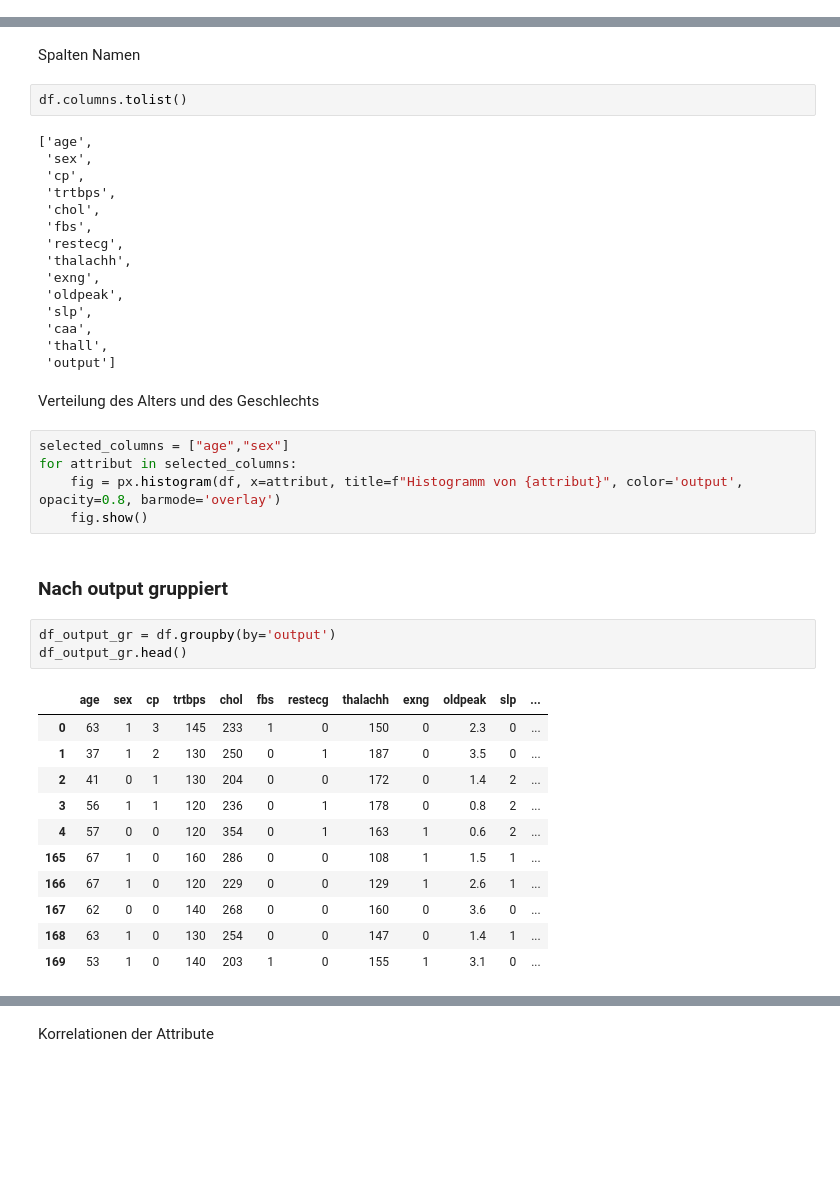
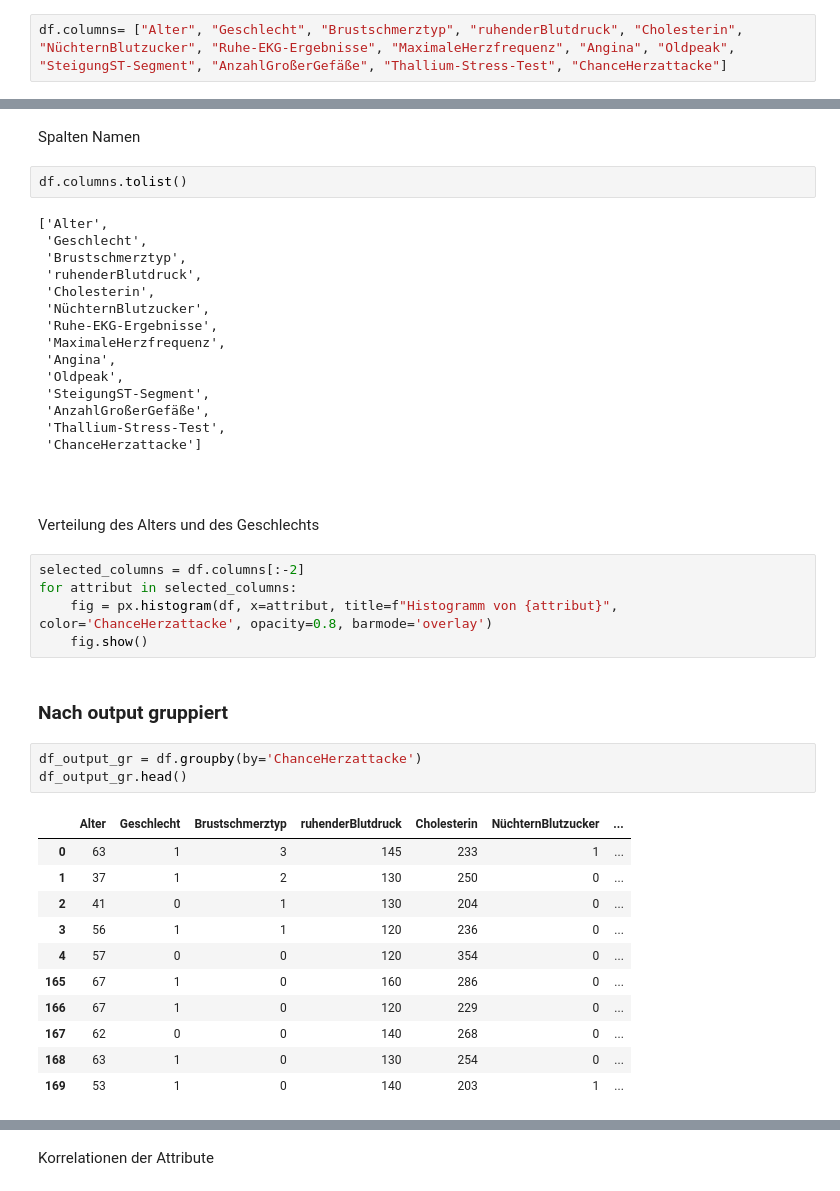
Before and after one commit to OOS-Team/DsKi_Erkl-rbarkeit_Algorithmen, a Jupyter notebook: Heart Attack/Heart_attack.ipynb, the cells around one changed output, grey strips where cells are left out. Cells and saved outputs as stored; diff of their text form; blank space fills up the shorter version.

```diff
--- a/Heart Attack/Heart_attack.ipynb
+++ b/Heart Attack/Heart_attack.ipynb
@@ -58,3 +60,5 @@ dtype: int64
+# %%
+df.columns= ["Alter", "Geschlecht", "Brustschmerztyp", "ruhenderBlutdruck", "Cholesterin", "NüchternBlutzucker", "Ruhe-EKG-Ergebnisse", "MaximaleHerzfrequenz", "Angina", "Oldpeak", "SteigungST-Segment", "AnzahlGroßerGefäße", "Thallium-Stress-Test", "ChanceHerzattacke"]
 # %% [markdown]
 ### Daten kennenlernen und verstehen
 # %%
@@ -71,42 +75,44 @@ Spalten Namen
 # %%
 df.columns.tolist()
 # %% [output]
-['age',
- 'sex',
- 'cp',
- 'trtbps',
- 'chol',
- 'fbs',
- 'restecg',
- 'thalachh',
- 'exng',
- 'oldpeak',
- 'slp',
- 'caa',
- 'thall',
- 'output']
+['Alter',
+ 'Geschlecht',
+ 'Brustschmerztyp',
+ 'ruhenderBlutdruck',
+ 'Cholesterin',
+ 'NüchternBlutzucker',
+ 'Ruhe-EKG-Ergebnisse',
+ 'MaximaleHerzfrequenz',
+ 'Angina',
+ 'Oldpeak',
+ 'SteigungST-Segment',
+ 'AnzahlGroßerGefäße',
+ 'Thallium-Stress-Test',
+ 'ChanceHerzattacke']
+# %% [markdown]
+###
 # %% [markdown]
 Verteilung des Alters und des Geschlechts
 # %%
-selected_columns = ["age","sex"]
+selected_columns = df.columns[:-2]
 for attribut in selected_columns:
-    fig = px.histogram(df, x=attribut, title=f"Histogramm von {attribut}", color='output', opacity=0.8, barmode='overlay')
+    fig = px.histogram(df, x=attribut, title=f"Histogramm von {attribut}", color='ChanceHerzattacke', opacity=0.8, barmode='overlay')
     fig.show()
 # %% [markdown]
 ### Nach output gruppiert
 # %%
-df_output_gr = df.groupby(by='output')
+df_output_gr = df.groupby(by='ChanceHerzattacke')
 df_output_gr.head()
 # %% [output]
-|  | age | sex | cp | trtbps | chol | fbs | restecg | thalachh | exng | oldpeak | slp | ... |
-| 0 | 63 | 1 | 3 | 145 | 233 | 1 | 0 | 150 | 0 | 2.3 | 0 | ... |
-| 1 | 37 | 1 | 2 | 130 | 250 | 0 | 1 | 187 | 0 | 3.5 | 0 | ... |
-| 2 | 41 | 0 | 1 | 130 | 204 | 0 | 0 | 172 | 0 | 1.4 | 2 | ... |
-| 3 | 56 | 1 | 1 | 120 | 236 | 0 | 1 | 178 | 0 | 0.8 | 2 | ... |
-| 4 | 57 | 0 | 0 | 120 | 354 | 0 | 1 | 163 | 1 | 0.6 | 2 | ... |
-| 165 | 67 | 1 | 0 | 160 | 286 | 0 | 0 | 108 | 1 | 1.5 | 1 | ... |
-| 166 | 67 | 1 | 0 | 120 | 229 | 0 | 0 | 129 | 1 | 2.6 | 1 | ... |
-| 167 | 62 | 0 | 0 | 140 | 268 | 0 | 0 | 160 | 0 | 3.6 | 0 | ... |
-| 168 | 63 | 1 | 0 | 130 | 254 | 0 | 0 | 147 | 0 | 1.4 | 1 | ... |
-| 169 | 53 | 1 | 0 | 140 | 203 | 1 | 0 | 155 | 1 | 3.1 | 0 | ... |
+|  | Alter | Geschlecht | Brustschmerztyp | ruhenderBlutdruck | Cholesterin | NüchternBlutzucker | ... |
+| 0 | 63 | 1 | 3 | 145 | 233 | 1 | ... |
+| 1 | 37 | 1 | 2 | 130 | 250 | 0 | ... |
+| 2 | 41 | 0 | 1 | 130 | 204 | 0 | ... |
+| 3 | 56 | 1 | 1 | 120 | 236 | 0 | ... |
+| 4 | 57 | 0 | 0 | 120 | 354 | 0 | ... |
+| 165 | 67 | 1 | 0 | 160 | 286 | 0 | ... |
+| 166 | 67 | 1 | 0 | 120 | 229 | 0 | ... |
+| 167 | 62 | 0 | 0 | 140 | 268 | 0 | ... |
+| 168 | 63 | 1 | 0 | 130 | 254 | 0 | ... |
+| 169 | 53 | 1 | 0 | 140 | 203 | 1 | ... |
 # %%
```
Also changed, not shown: parts of 23 cells of this notebook.
